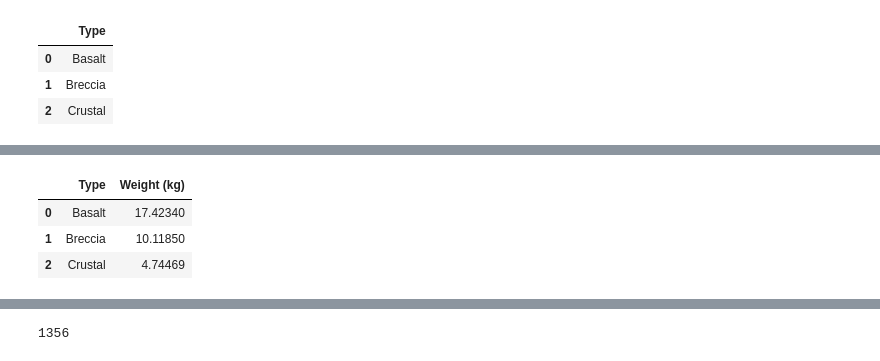
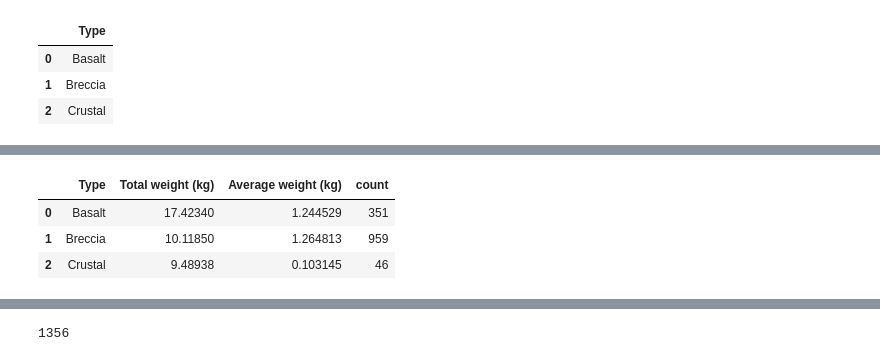
Before and after one commit to jen282/ms-python-practice, a Jupyter notebook: data_analysis/1_달탐사_미션.ipynb, the cells around one changed output, grey strips where cells are left out. Saved outputs shown, nothing was run; the diff lists cells and outputs as text; code cells hidden in the pictures.

```diff
--- a/data_analysis/1_달탐사_미션.ipynb
+++ b/data_analysis/1_달탐사_미션.ipynb
@@ -814,5 +863,7 @@ array(['Basalt', 'Breccia', 'Crustal'], dtype=object)
 # %%
 # needed samples 데이터프레임에서 중복되지 않은 암석유형을 추출한다.
+needed_samples_overview['Type'] = needed_samples['Type'].unique()
+needed_samples_overview
 # %% [output]
 |  | Type |
 | 0 | Basalt |
@@ -838,0 +902,4 @@ needed_sample_weight
+# %%
+# Total Weight (kg) 한 번에 계산하기
+needed_samples_overview['Total weight (kg)'] = needed_samples.groupby('Type')['Weight (kg)'].sum().values
+needed_samples_overview
@@ -838,0 +911,5 @@ needed_sample_weight
+# %%
+# needed_samples 데이터프레임에서 암석유형별 중량의 평균을 구해 needed_samples_overview['Average weight (kg)'] 로 추가한다.
+# 한 번에 작성(체이닝 메서드)하기 위해 .values 사용
+needed_samples_overview['Average weight (kg)'] = needed_samples.groupby('Type')['Weight (kg)'].mean().values
+needed_samples_overview
@@ -838,0 +943,5 @@ needed_sample_weight
+# %%
+# rock_samples 데이터프레임에서 암석유형별('Type') 개수를 구해서 total_rock_count 라는 데이터프레임을 만든다.
+# reset_index()로 기본 인덱스로 초기화
+total_rock_count = pd.DataFrame(rock_samples['Type'].value_counts()).reset_index()
+total_rock_count
@@ -839,7 +956,9 @@ needed_sample_weight
 # %%
 # 두 데이터프레임을 병합한다.
+needed_samples_overview = pd.merge(needed_samples_overview, total_rock_count, on='Type')
+needed_samples_overview
 # %% [output]
-|  | Type | Weight (kg) |
-| 0 | Basalt | 17.42340 |
-| 1 | Breccia | 10.11850 |
-| 2 | Crustal | 4.74469 |
+|  | Type | Total weight (kg) | Average weight (kg) | count |
+| 0 | Basalt | 17.42340 | 1.244529 | 351 |
+| 1 | Breccia | 10.11850 | 1.264813 | 959 |
+| 2 | Crustal | 9.48938 | 0.103145 | 46 |
```
Also changed, not shown: parts of 99 cells of this notebook.
